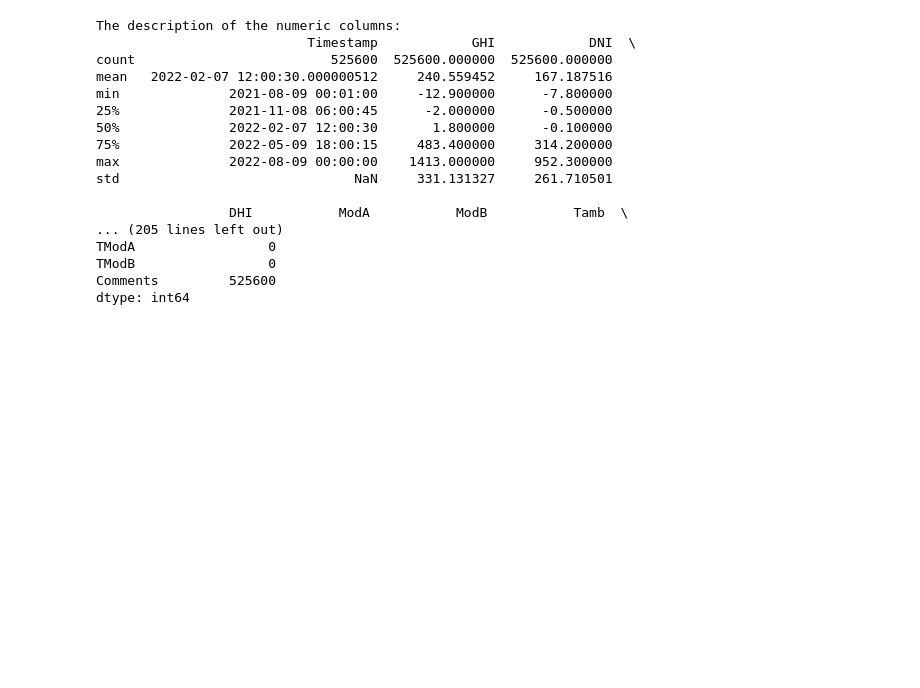
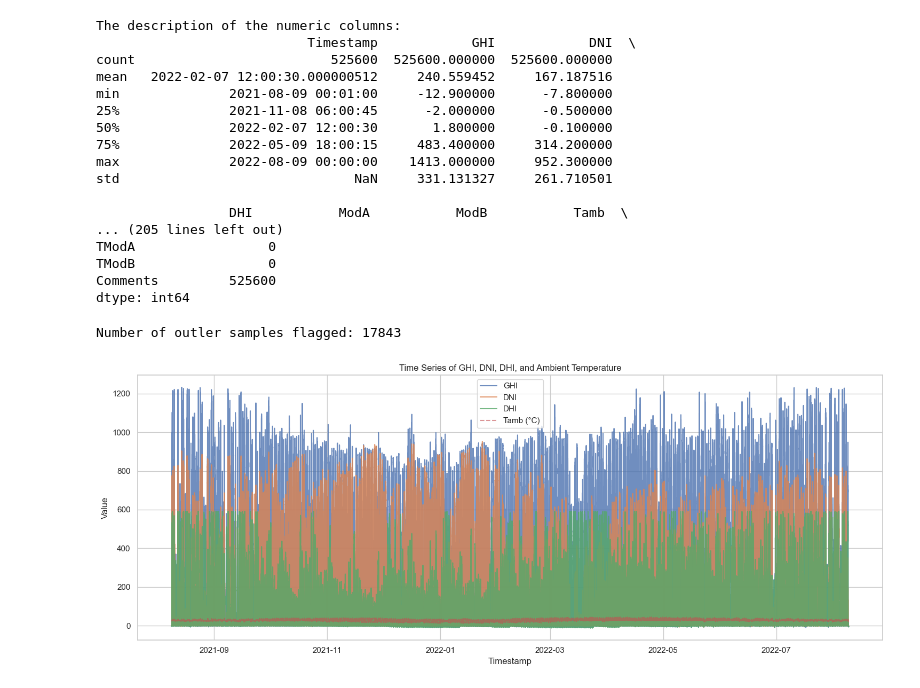
Before and after one commit to SamuelFentie/solar-challenge-week1, a Jupyter notebook: notebooks/benin_eda.ipynb, the cells around one changed output. Cells and saved outputs as stored; diff of their text form; code cells hidden in the pictures; blank space fills up the shorter version.

Commit message:
EDA Benin

```diff
--- a/notebooks/benin_eda.ipynb
+++ b/notebooks/benin_eda.ipynb
@@ -68,3 +73,17 @@ TModA                 0
 TModB                 0
 Comments         525600
 dtype: int64
+# %%
+#Identify numeric columns
+#Compute Z-scores and flag outliers(|Z|>3)
+numeric_cols = [
+    "GHI", "DNI", "DHI", "ModA", "ModB", "Tamb", "RH", "WS", "WSgust",
+    "WSstdev", "WD", "WDstdev", "BP", "Cleaning", "Precipitation", "TModA", "TModB"
+]
+
+#compute Z-scores and flag outliers (|Z|>3)
+z_score=np.abs(stats.zscore(df[numeric_cols]))
+outlier_flags=(z_score>3).any(axis=1)
+print(f"Number of outler samples flagged: {outlier_flags.sum()}")
+# %% [output]
+Number of outler samples flagged: 17843
@@ -70,0 +95,25 @@ dtype: int64
+# %%
+# Load the cleaned dataset
+df = pd.read_csv("../data/benin_clean.csv", parse_dates=["Timestamp"])
+# %%
+# Ensure Timestamp is sorted
+df.sort_values("Timestamp", inplace=True)
+
+# Set plot style
+sns.set(style="whitegrid")
+plt.figure(figsize=(15, 6))
+
+# Plot GHI, DNI, DHI, Tamb over time
+plt.plot(df["Timestamp"], df["GHI"], label="GHI", alpha=0.8)
+plt.plot(df["Timestamp"], df["DNI"], label="DNI", alpha=0.8)
+plt.plot(df["Timestamp"], df["DHI"], label="DHI", alpha=0.8)
+plt.plot(df["Timestamp"], df["Tamb"], label="Tamb (°C)", alpha=0.6, linestyle="--")
+
+plt.xlabel("Timestamp")
+plt.ylabel("Value")
+plt.title("Time Series of GHI, DNI, DHI, and Ambient Temperature")
+plt.legend()
+plt.tight_layout()
+plt.show()
+# %% [output]
+[figure, added]
```
Also changed, not shown: parts of 13 cells of this notebook, 3 other files.
